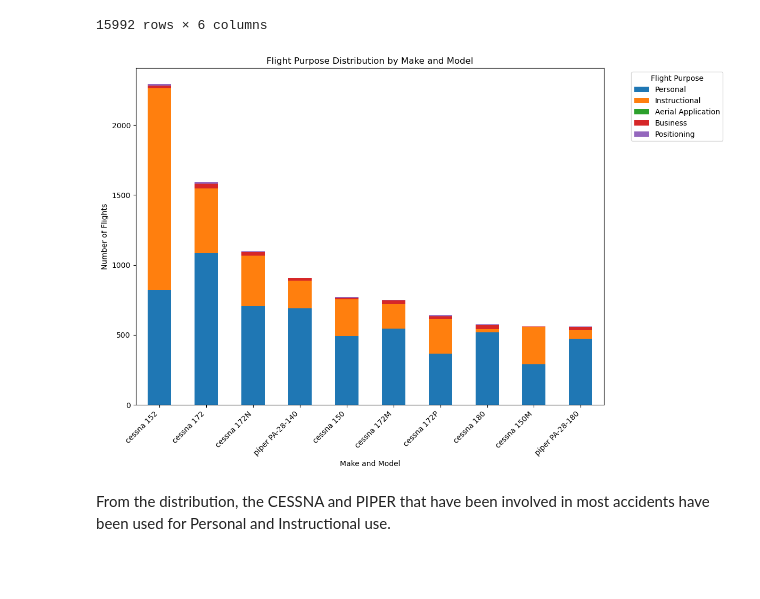
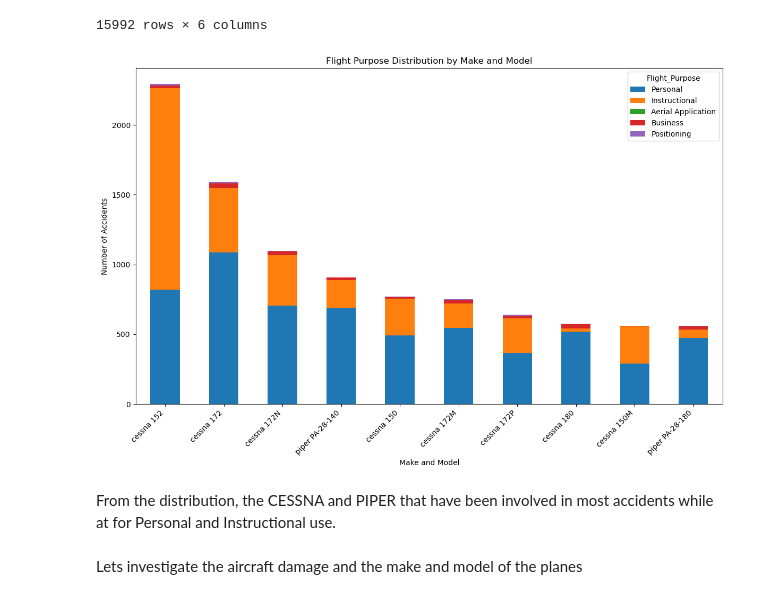
Before and after one commit to am-eric/EDA, a Jupyter notebook: EDA.ipynb, the cells around one changed output. Saved outputs shown, nothing was run; the diff lists cells and outputs as text; code cells hidden in the pictures; blank space fills up the shorter version.

Commit message:
More Visualizations

```diff
--- a/EDA.ipynb
+++ b/EDA.ipynb
@@ -392,20 +250,22 @@ See the caveats in the documentation: https://pandas.pydata.org/pandas-docs/stab
 make_model_flight_pivot_top = make_model_flight_pivot_top.sort_values(by='Total', ascending=False).drop(columns='Total')
 # %%
 
-# Plotting
+# Plotting ans stacking the flightpurpose categories in a bar chart
 fig, ax = plt.subplots(figsize=(12, 8))
 
 make_model_flight_pivot_top[:10].plot(kind='bar', stacked=True, ax=ax, )
 
 ax.set_xlabel('Make and Model')
-ax.set_ylabel('Number of Flights')
+ax.set_ylabel('Number of Accidents')
 ax.set_title('Flight Purpose Distribution by Make and Model')
 plt.xticks(rotation=45, ha='right')
-plt.legend(title='Flight Purpose', bbox_to_anchor=(1.05, 1), loc='upper left')
+
 plt.tight_layout()
 
 plt.show()
 # %% [output]
-[figure, old version]
+[figure, new version]
 # %% [markdown]
-From the distribution, the CESSNA and PIPER that have been involved in most accidents have been used for Personal and Instructional use.
+From the distribution, the CESSNA and PIPER that have been involved in most accidents while at for Personal and Instructional use.
+# %% [markdown]
+Lets investigate the aircraft damage and the make and model of the planes
```
Also changed, not shown: parts of 27 cells of this notebook.
